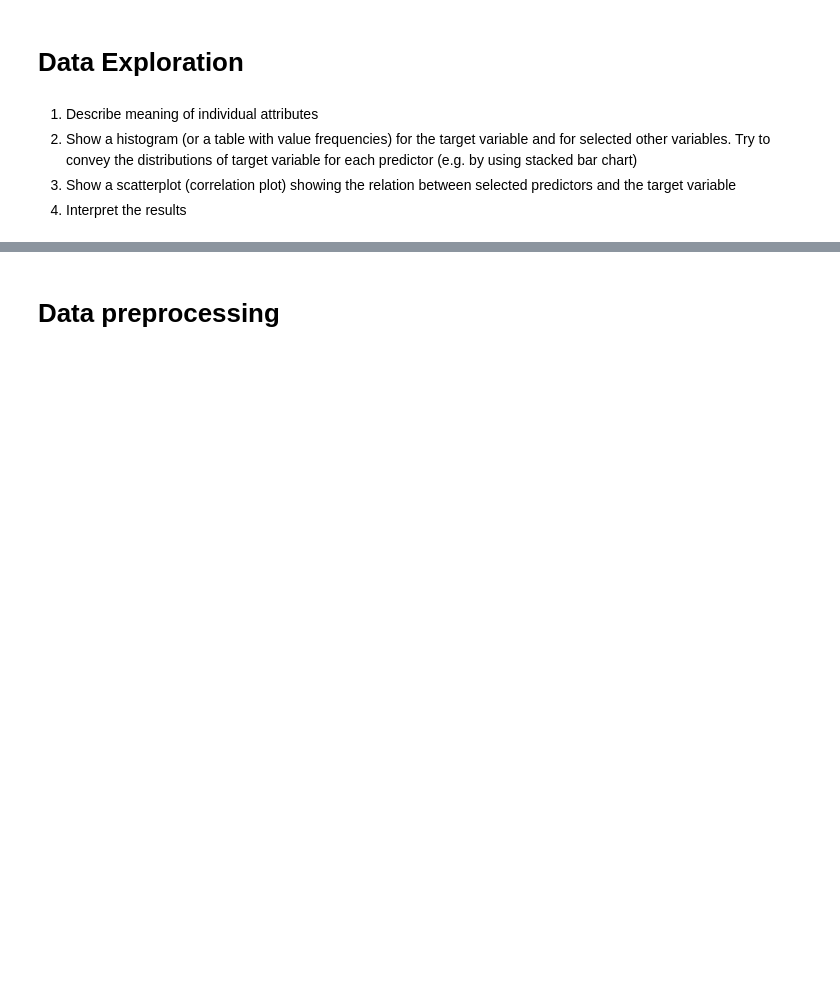
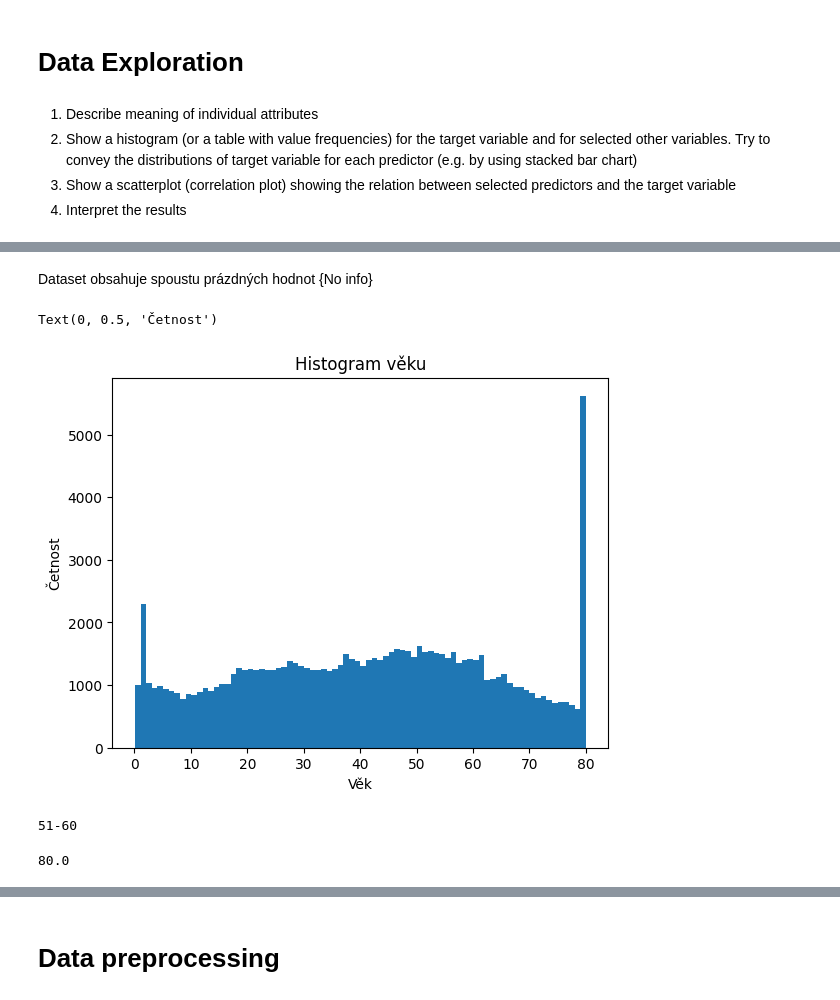
Before and after one commit to Filip-Dvorak/ZYZZ, a Jupyter notebook: template-coursework-classification.ipynb, the cells around one changed output, grey strips where cells are left out. Drawn from its saved outputs; the diff is of its cells as text; code cells hidden in the pictures; blank space fills up the shorter version.

```diff
--- a/template-coursework-classification.ipynb
+++ b/template-coursework-classification.ipynb
@@ -29,0 +105,18 @@
+# %% [markdown]
+Dataset obsahuje spoustu prázdných hodnot {No info}
+# %%
+plt.hist(data['age'], bins=80)
+plt.title("Histogram věku")
+plt.xlabel("Věk")
+plt.ylabel("Četnost")
+# %% [output]
+Text(0, 0.5, 'Četnost')
+[figure, added]
+# %%
+import statistics
+data['age_category'] = pd.cut(data['age'], bins=[0, 10, 20, 30, 40, 50, 60,70,80,], labels=['0-10', '11-20', '21-30', '31-40', '41-50', '51-60','61-70','71-80'])
+print(statistics.mode(data['age_category']))
+statistics.mode(data['age'])
+# %% [output]
+51-60
+80.0
```
Also changed, not shown: parts of 39 cells of this notebook, 3 other files.
